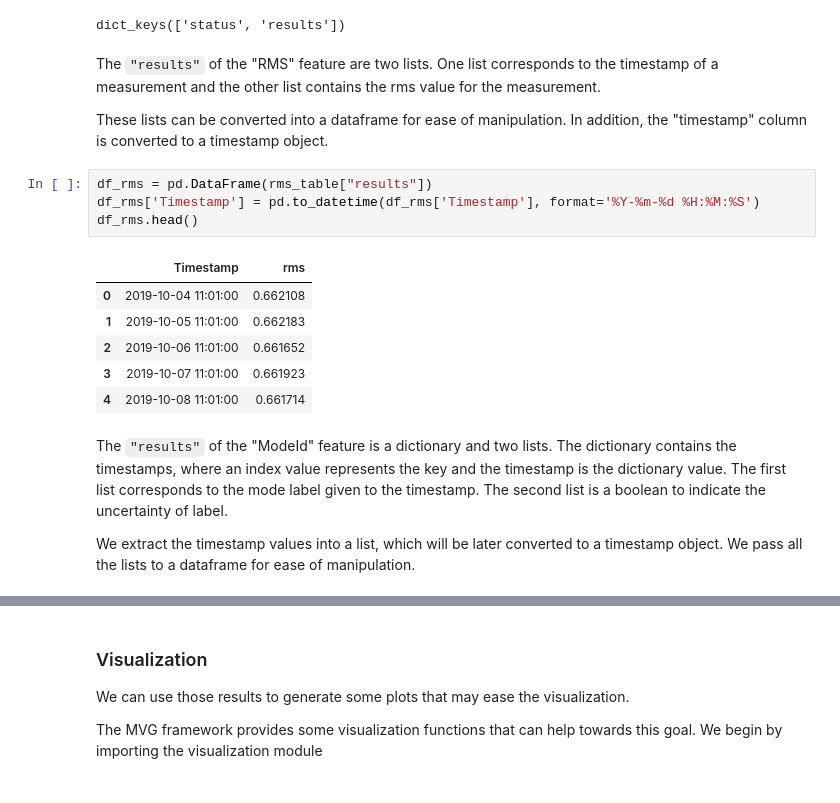
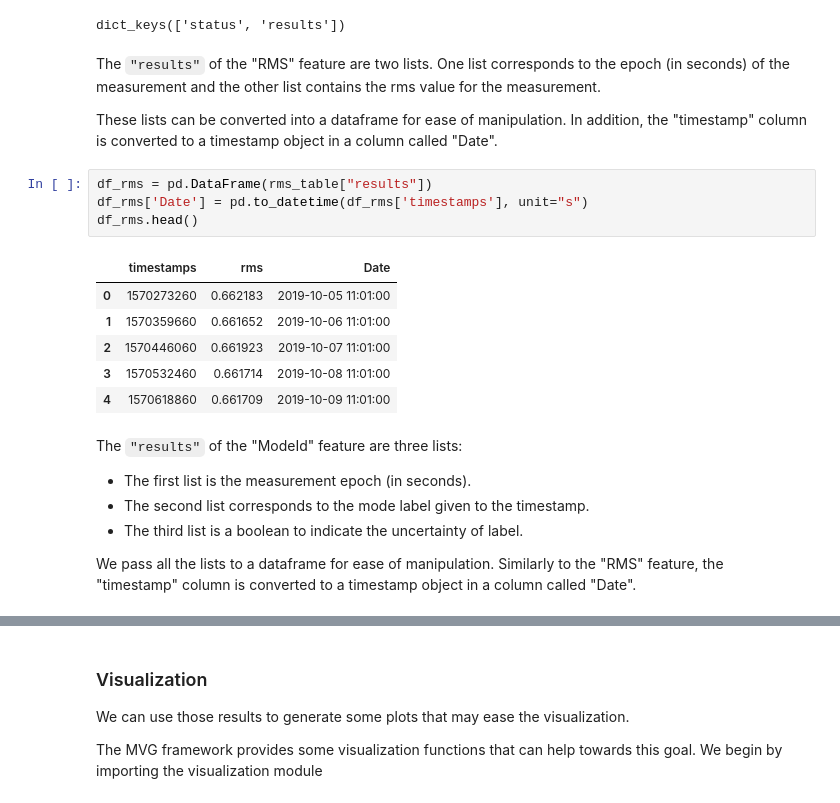
Before and after one commit to vikinganalytics/mvg, a Jupyter notebook: docs/source/content/examples/brief_overview.ipynb, the cells around one changed output, grey strips where cells are left out. Saved outputs shown, nothing was run; the diff lists cells and outputs as text.

```diff
--- a/docs/source/content/examples/brief_overview.ipynb
+++ b/docs/source/content/examples/brief_overview.ipynb
@@ -291,26 +292,26 @@ rms_table.keys()
 dict_keys(['status', 'results'])
 # %% [markdown]
 The `"results"` of the "RMS" feature are two lists.
-One list corresponds to the timestamp of a measurement and the other list contains the rms value for the measurement.
+One list corresponds to the epoch (in seconds) of the measurement and the other list contains the rms value for the measurement.
 
 These lists can be converted into a dataframe for ease of manipulation.
-In addition, the "timestamp" column is converted to a timestamp object.
+In addition, the "timestamp" column is converted to a timestamp object in a column called "Date".
 # %%
 df_rms = pd.DataFrame(rms_table["results"])
-df_rms['Timestamp'] = pd.to_datetime(df_rms['Timestamp'], format='%Y-%m-%d %H:%M:%S')
+df_rms['Date'] = pd.to_datetime(df_rms['timestamps'], unit="s")
 df_rms.head()
 # %% [output]
-|  | Timestamp | rms |
-| 0 | 2019-10-04 11:01:00 | 0.662108 |
-| 1 | 2019-10-05 11:01:00 | 0.662183 |
-| 2 | 2019-10-06 11:01:00 | 0.661652 |
-| 3 | 2019-10-07 11:01:00 | 0.661923 |
-| 4 | 2019-10-08 11:01:00 | 0.661714 |
+|  | timestamps | rms | Date |
+| 0 | 1570273260 | 0.662183 | 2019-10-05 11:01:00 |
+| 1 | 1570359660 | 0.661652 | 2019-10-06 11:01:00 |
+| 2 | 1570446060 | 0.661923 | 2019-10-07 11:01:00 |
+| 3 | 1570532460 | 0.661714 | 2019-10-08 11:01:00 |
+| 4 | 1570618860 | 0.661709 | 2019-10-09 11:01:00 |
 # %% [markdown]
-The `"results"` of the "ModeId" feature is a dictionary and two lists.
-The dictionary contains the timestamps, where an index value represents the key and the timestamp is the dictionary value.
-The first list corresponds to the mode label given to the timestamp.
-The second list is a boolean to indicate the uncertainty of label.
+The `"results"` of the "ModeId" feature are three lists:
+- The first list is the measurement epoch (in seconds).
+- The second list corresponds to the mode label given to the timestamp.
+- The third list is a boolean to indicate the uncertainty of label.
 
-We extract the timestamp values into a list, which will be later converted to a timestamp object.
 We pass all the lists to a dataframe for ease of manipulation.
+Similarly to the "RMS" feature, the "timestamp" column is converted to a timestamp object in a column called "Date".
```
Also changed, not shown: parts of 17 cells of this notebook, 1 other file.
